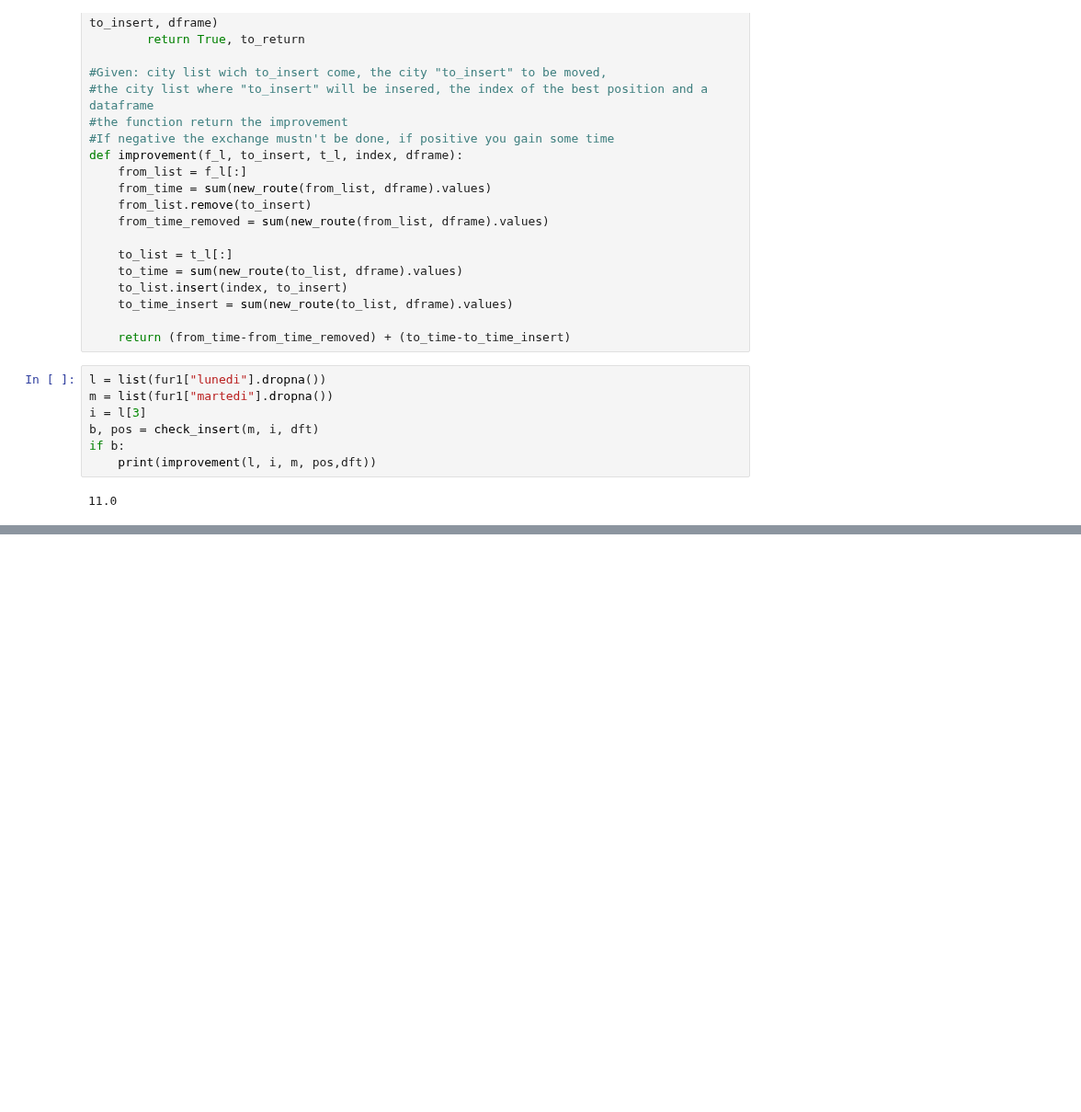
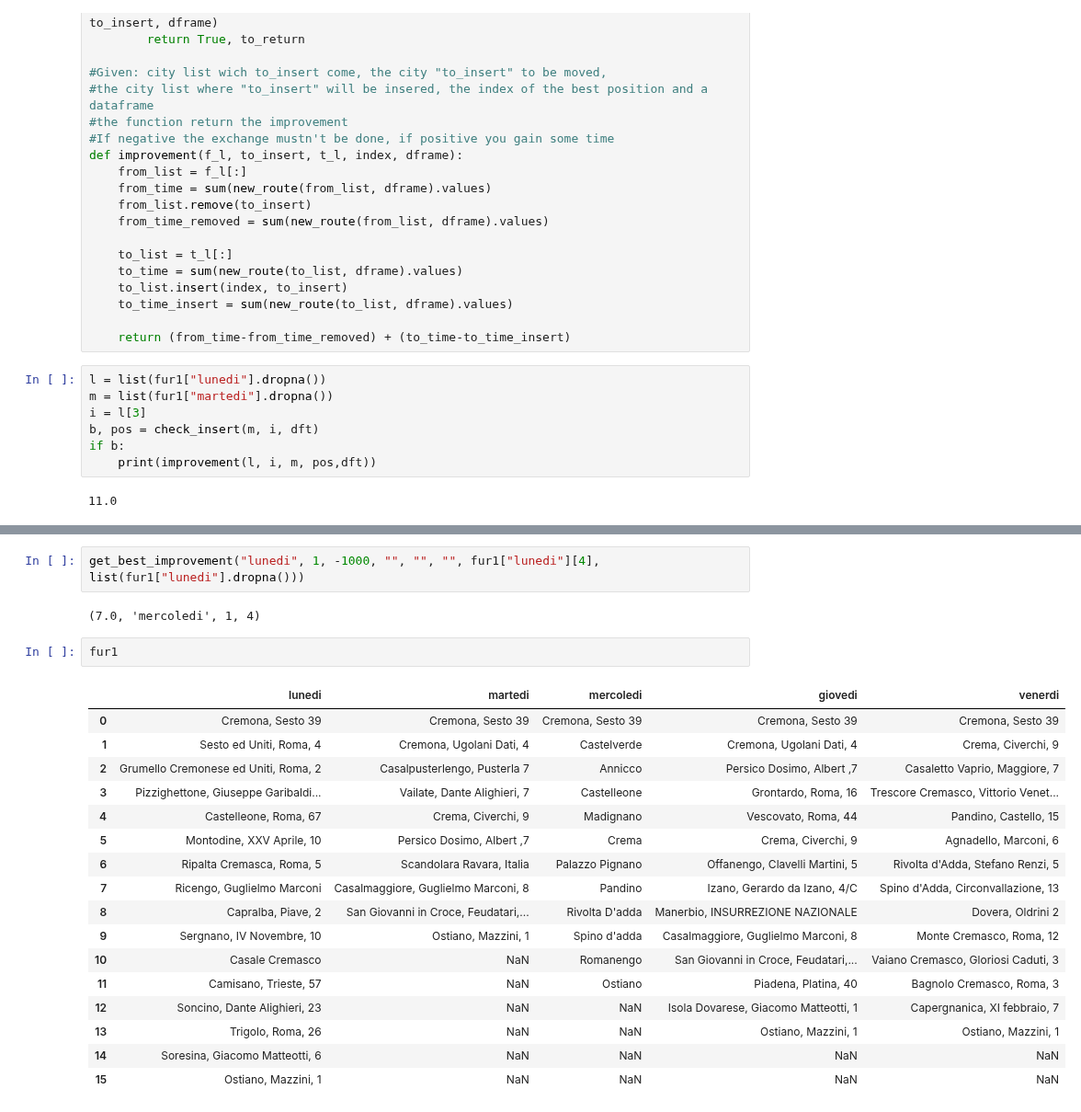
Before and after one commit to MassimoCavagna/Bachelor-Thesis, a Jupyter notebook: Algoritmi/multi-vehicle local search.ipynb, the cells around one changed output, grey strips where cells are left out. Shown at 92% size. Drawn from its saved outputs; the diff is of its cells as text; blank space fills up the shorter version.

```diff
--- a/Algoritmi/multi-vehicle local search.ipynb
+++ b/Algoritmi/multi-vehicle local search.ipynb
@@ -86,6 +94,30 @@ def get_best_improvement(days, veichle, best_improvement, best_day, best_veichle
         else:
             continue
     return best_improvement, best_day, best_veichle, best_idx
+# %%
+get_best_improvement("lunedi", 1, -1000, "", "", "", fur1["lunedi"][4], list(fur1["lunedi"].dropna()))
+# %% [output]
+(7.0, 'mercoledi', 1, 4)
+# %%
+fur1
+# %% [output]
+|  | lunedi | martedi | mercoledi | giovedi | venerdi |
+| 0 | Cremona, Sesto 39 | Cremona, Sesto 39 | Cremona, Sesto 39 | Cremona, Sesto 39 | Cremona, Sesto 39 |
+| 1 | Sesto ed Uniti, Roma, 4 | Cremona, Ugolani Dati, 4 | Castelverde | Cremona, Ugolani Dati, 4 | Crema, Civerchi, 9 |
+| 2 | Grumello Cremonese ed Uniti, Roma, 2 | Casalpusterlengo, Pusterla 7 | Annicco | Persico Dosimo, Albert ,7 | Casaletto Vaprio, Maggiore, 7 |
+| 3 | Pizzighettone, Giuseppe Garibaldi... | Vailate, Dante Alighieri, 7 | Castelleone | Grontardo, Roma, 16 | Trescore Cremasco, Vittorio Venet... |
+| 4 | Castelleone, Roma, 67 | Crema, Civerchi, 9 | Madignano | Vescovato, Roma, 44 | Pandino, Castello, 15 |
+| 5 | Montodine, XXV Aprile, 10 | Persico Dosimo, Albert ,7 | Crema | Crema, Civerchi, 9 | Agnadello, Marconi, 6 |
+| 6 | Ripalta Cremasca, Roma, 5 | Scandolara Ravara, Italia | Palazzo Pignano | Offanengo, Clavelli Martini, 5 | Rivolta d'Adda, Stefano Renzi, 5 |
+| 7 | Ricengo, Guglielmo Marconi | Casalmaggiore, Guglielmo Marconi, 8 | Pandino | Izano, Gerardo da Izano, 4/C | Spino d'Adda, Circonvallazione, 13 |
+| 8 | Capralba, Piave, 2 | San Giovanni in Croce, Feudatari,... | Rivolta D'adda | Manerbio, INSURREZIONE NAZIONALE | Dovera, Oldrini 2 |
+| 9 | Sergnano, IV Novembre, 10 | Ostiano, Mazzini, 1 | Spino d'adda | Casalmaggiore, Guglielmo Marconi, 8 | Monte Cremasco, Roma, 12 |
+| 10 | Casale Cremasco | NaN | Romanengo | San Giovanni in Croce, Feudatari,... | Vaiano Cremasco, Gloriosi Caduti, 3 |
+| 11 | Camisano, Trieste, 57 | NaN | Ostiano | Piadena, Platina, 40 | Bagnolo Cremasco, Roma, 3 |
+| 12 | Soncino, Dante Alighieri, 23 | NaN | NaN | Isola Dovarese, Giacomo Matteotti, 1 | Capergnanica, XI febbraio, 7 |
+| 13 | Trigolo, Roma, 26 | NaN | NaN | Ostiano, Mazzini, 1 | Ostiano, Mazzini, 1 |
+| 14 | Soresina, Giacomo Matteotti, 6 | NaN | NaN | NaN | NaN |
+| 15 | Ostiano, Mazzini, 1 | NaN | NaN | NaN | NaN |
 # %%
 #For every day of every veichle we get every Location
 #We compare the improvement removing this location from the day/veichle routing list and inserting it
```
Also changed, not shown: parts of 5 cells of this notebook, 1 other file.
